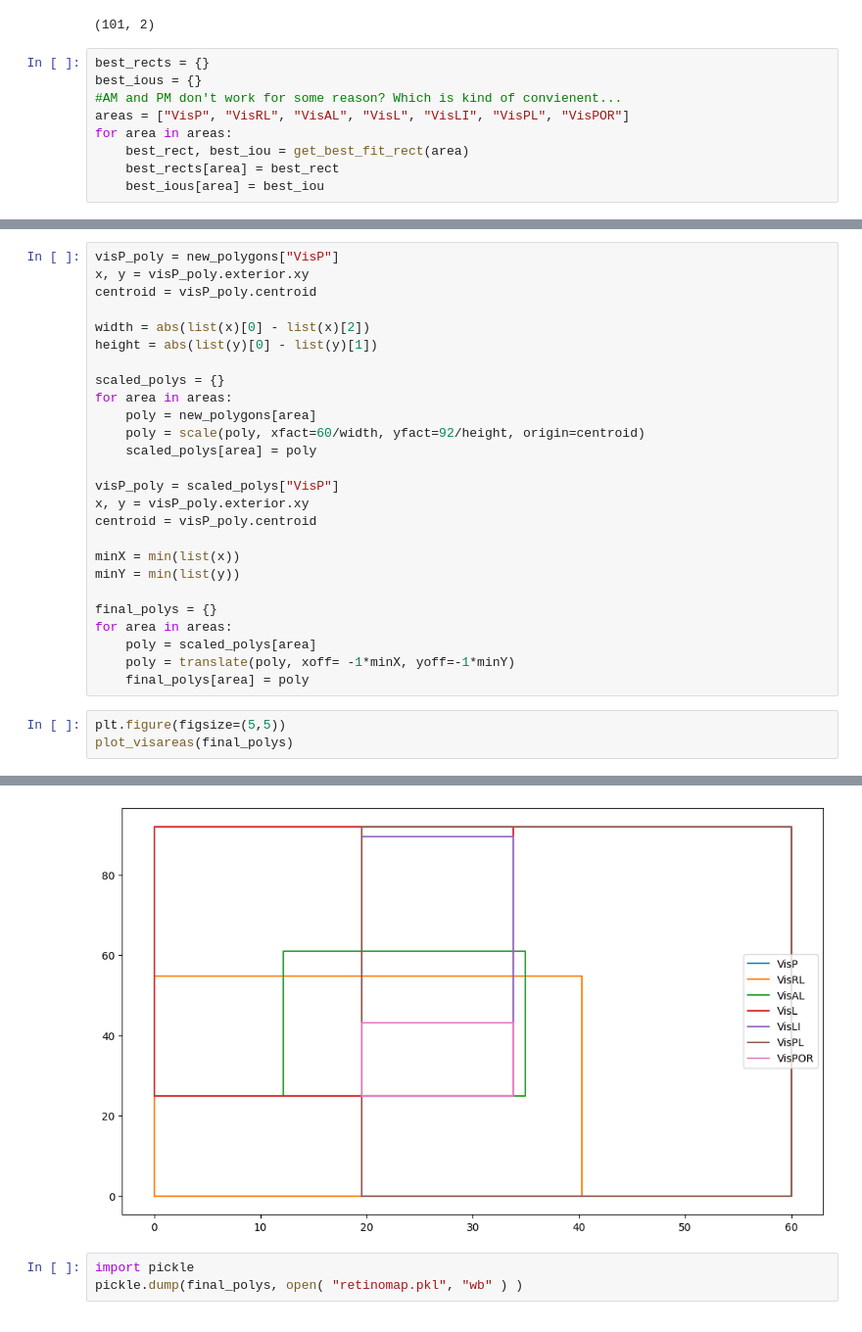
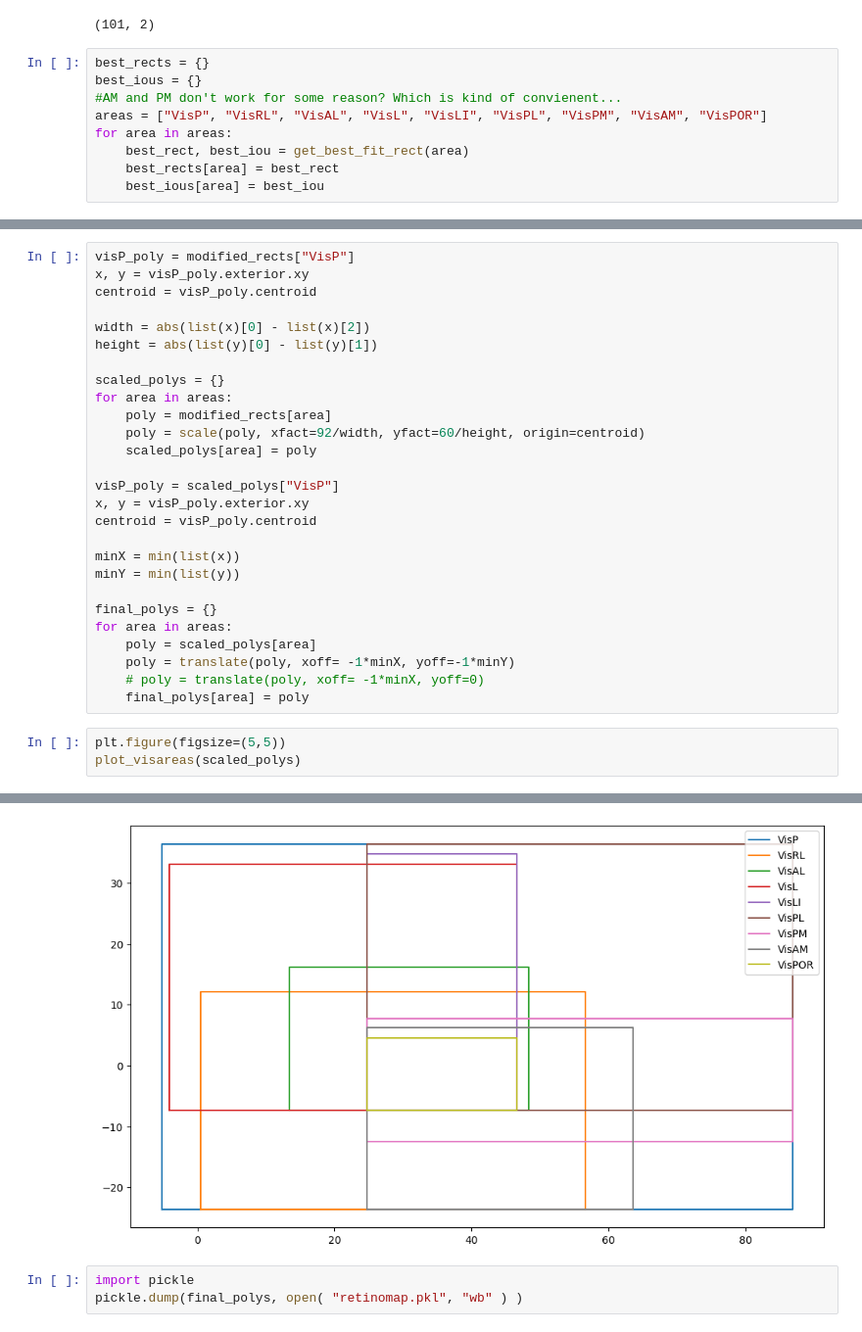
Before and after one commit to candaceng/Mouse_CNN, a Jupyter notebook: mousenet/retinotopics/Polygon Debug.ipynb, the cells around one changed output, grey strips where cells are left out. Shown at 98% size. Cells and saved outputs as stored; diff of their text form.

```diff
--- a/mousenet/retinotopics/Polygon Debug.ipynb
+++ b/mousenet/retinotopics/Polygon Debug.ipynb
@@ -49,7 +49,7 @@ np.array(visp_polygon.exterior.xy).T.shape
 best_rects = {}
 best_ious = {}
 #AM and PM don't work for some reason? Which is kind of convienent...
-areas = ["VisP", "VisRL", "VisAL", "VisL", "VisLI", "VisPL", "VisPOR"]
+areas = ["VisP", "VisRL", "VisAL", "VisL", "VisLI", "VisPL", "VisPM", "VisAM", "VisPOR"]
 for area in areas:
     best_rect, best_iou = get_best_fit_rect(area)
     best_rects[area] = best_rect
@@ -177,5 +113,5 @@ Iterat #Fevals   function value  axis ratio  sigma  min&max std  t[m:s]
 # %%
-visP_poly = new_polygons["VisP"]
+visP_poly = modified_rects["VisP"]
 x, y = visP_poly.exterior.xy
 centroid = visP_poly.centroid
 
@@ -184,8 +120,8 @@ height = abs(list(y)[0] - list(y)[1])
 
 scaled_polys = {}
 for area in areas:
-    poly = new_polygons[area]
-    poly = scale(poly, xfact=60/width, yfact=92/height, origin=centroid)
+    poly = modified_rects[area]
+    poly = scale(poly, xfact=92/width, yfact=60/height, origin=centroid)
     scaled_polys[area] = poly
 
 visP_poly = scaled_polys["VisP"]
@@ -199,13 +135,14 @@ final_polys = {}
 for area in areas:
     poly = scaled_polys[area]
     poly = translate(poly, xoff= -1*minX, yoff=-1*minY)
+    # poly = translate(poly, xoff= -1*minX, yoff=0)
     final_polys[area] = poly
 # %%
 plt.figure(figsize=(5,5))
-plot_visareas(final_polys)
+plot_visareas(scaled_polys)
 # %% [output]
 <Figure size 500x500 with 0 Axes>
-[figure, old version]
+[figure, new version]
 # %%
 import pickle
 pickle.dump(final_polys, open( "retinomap.pkl", "wb" ) )
```
Also changed, not shown: parts of 8 cells of this notebook, 2 other files.
